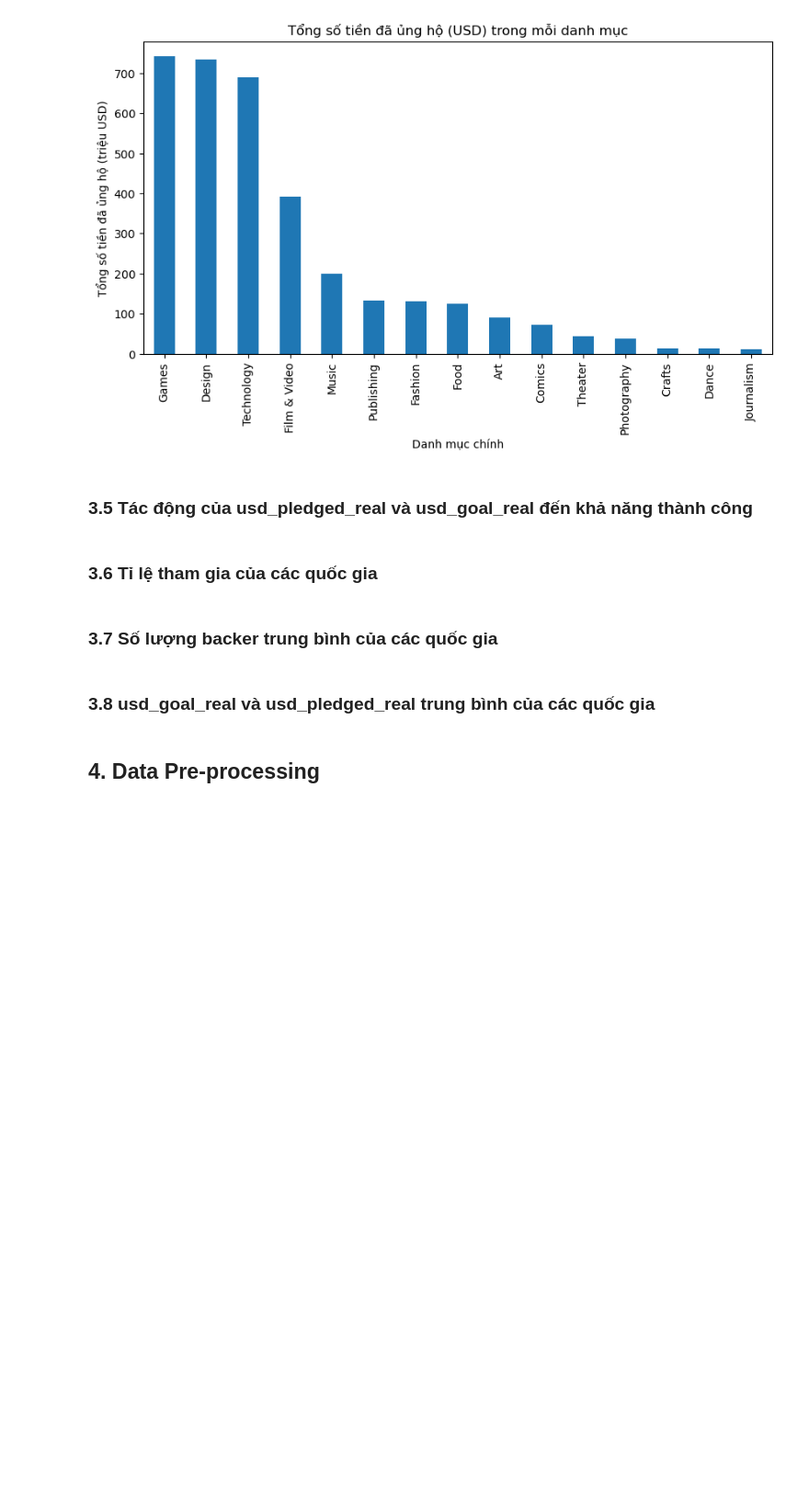
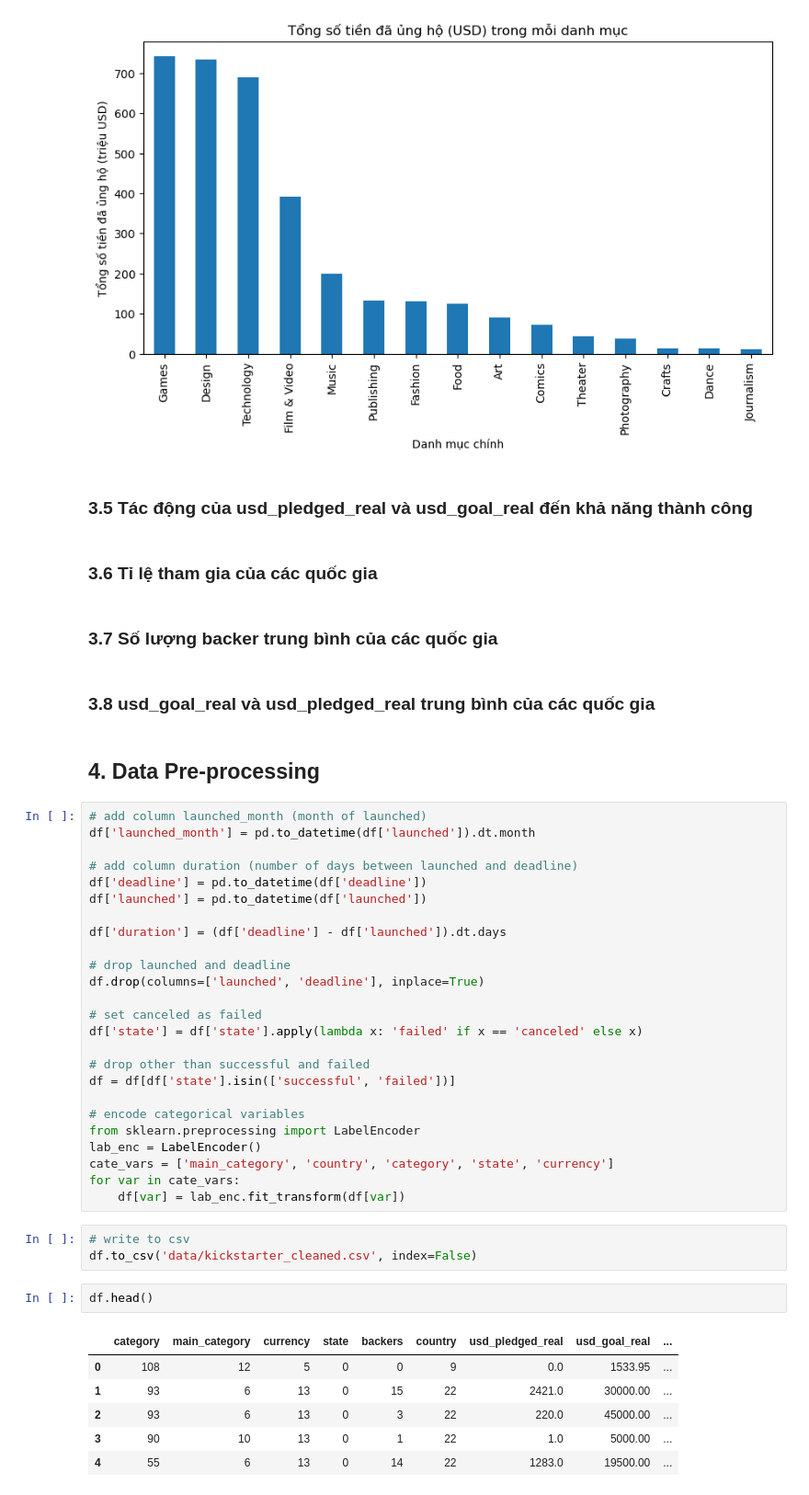
Before and after one commit to DucPhu2308/KickstarterProject_EDA_ML, a Jupyter notebook: KickstarterProject_ML.ipynb, the cells around one changed output. Shown at 92% size. Drawn from its saved outputs; the diff is of its cells as text; blank space fills up the shorter version.

```diff
--- a/KickstarterProject_ML.ipynb
+++ b/KickstarterProject_ML.ipynb
@@ -216,3 +216,40 @@ Text(0.5, 0, 'Danh mục chính')
 ### 3.8 usd_goal_real và usd_pledged_real trung bình của các quốc gia
 # %% [markdown]
 ## 4. Data Pre-processing
+# %%
+# add column launched_month (month of launched)
+df['launched_month'] = pd.to_datetime(df['launched']).dt.month
+
+# add column duration (number of days between launched and deadline)
+df['deadline'] = pd.to_datetime(df['deadline'])
+df['launched'] = pd.to_datetime(df['launched'])
+
+df['duration'] = (df['deadline'] - df['launched']).dt.days
+
+# drop launched and deadline
+df.drop(columns=['launched', 'deadline'], inplace=True)
+
+# set canceled as failed
+df['state'] = df['state'].apply(lambda x: 'failed' if x == 'canceled' else x)
+
+# drop other than successful and failed
+df = df[df['state'].isin(['successful', 'failed'])]
+
+# encode categorical variables
+from sklearn.preprocessing import LabelEncoder
+lab_enc = LabelEncoder()
+cate_vars = ['main_category', 'country', 'category', 'state', 'currency']
+for var in cate_vars:
+    df[var] = lab_enc.fit_transform(df[var])
+# %%
+# write to csv
+df.to_csv('data/kickstarter_cleaned.csv', index=False)
+# %%
+df.head()
+# %% [output]
+|  | category | main_category | currency | state | backers | country | usd_pledged_real | usd_goal_real | ... |
+| 0 | 108 | 12 | 5 | 0 | 0 | 9 | 0.0 | 1533.95 | ... |
+| 1 | 93 | 6 | 13 | 0 | 15 | 22 | 2421.0 | 30000.00 | ... |
+| 2 | 93 | 6 | 13 | 0 | 3 | 22 | 220.0 | 45000.00 | ... |
+| 3 | 90 | 10 | 13 | 0 | 1 | 22 | 1.0 | 5000.00 | ... |
+| 4 | 55 | 6 | 13 | 0 | 14 | 22 | 1283.0 | 19500.00 | ... |
```
Also changed, not shown: parts of 3 cells of this notebook, 1 other file.
